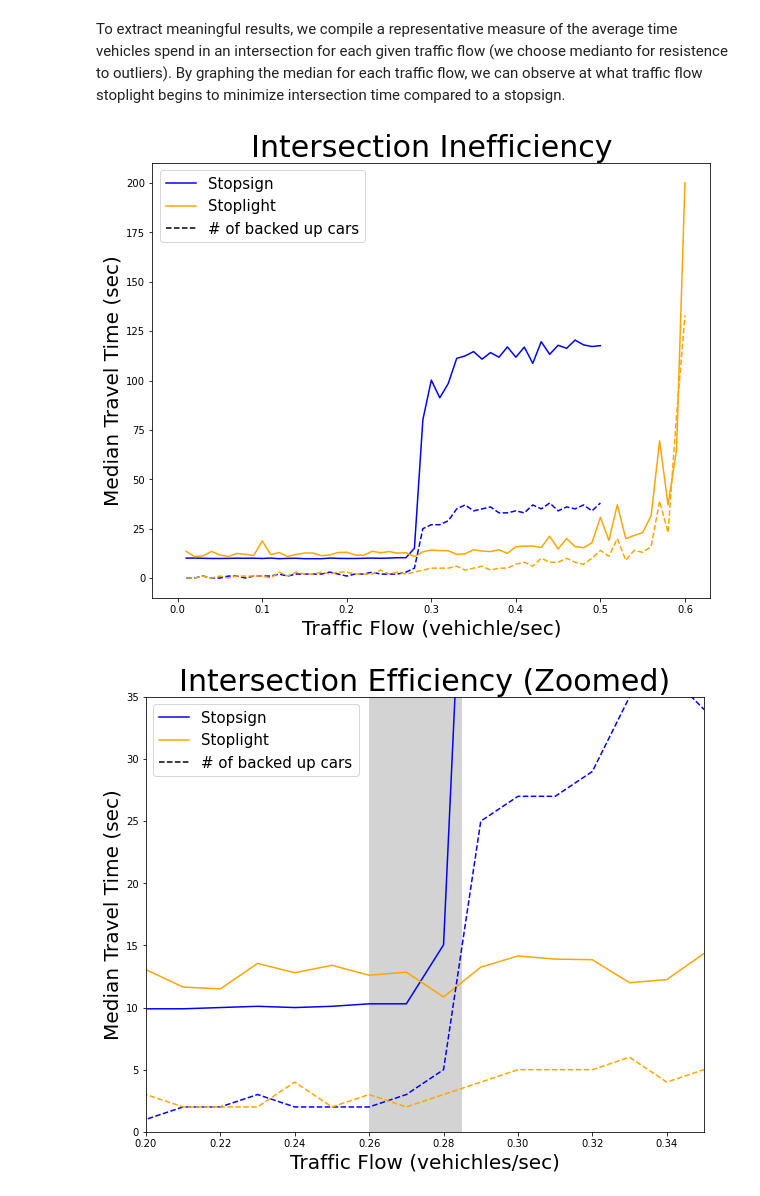
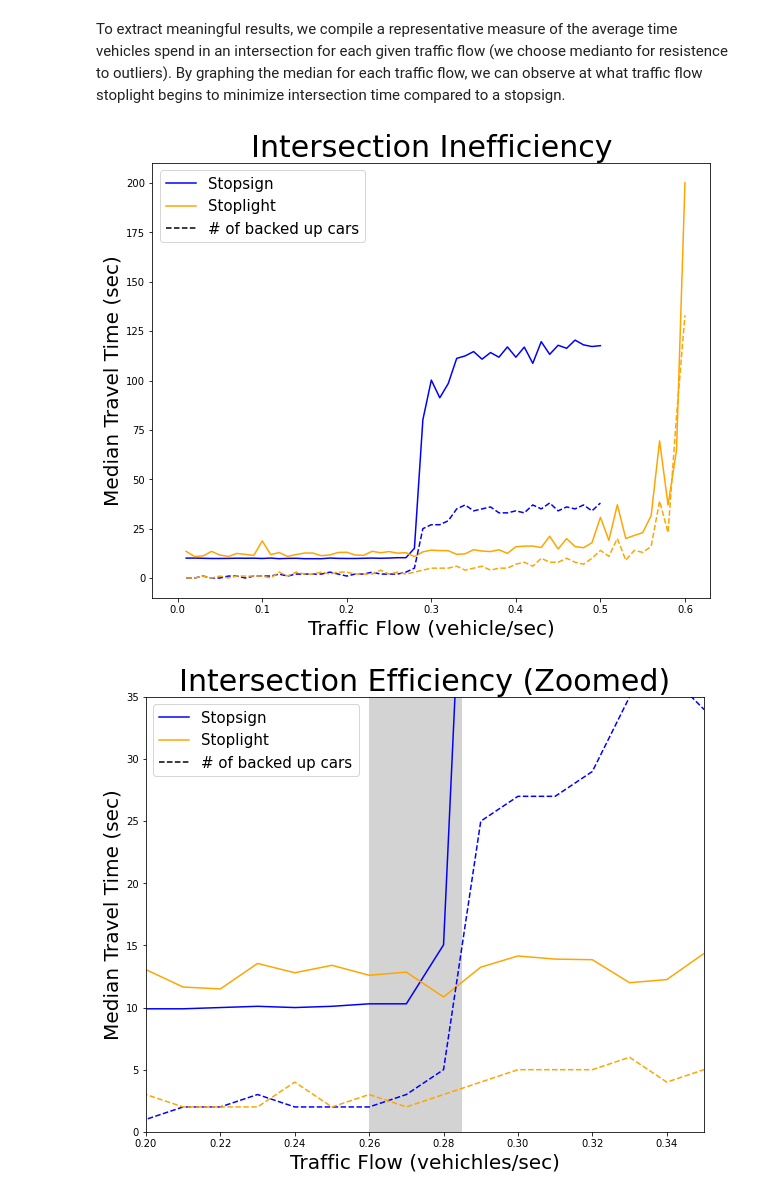
Before and after one commit to ClovisTheGreat/CMSE202FinalProject, a Jupyter notebook: Intersection_Interactions.ipynb, the cells around one changed output. Drawn from its saved outputs; the diff is of its cells as text; code cells hidden in the pictures.

```diff
--- a/Intersection_Interactions.ipynb
+++ b/Intersection_Interactions.ipynb
@@ -699,22 +699,22 @@ light_medians = np.array([[i,np.median(light[light['Spawn_Chance']==i]['Time'][-
 # %%
 plt.figure(figsize=(10,8))
 
 #plots main lines
 plt.plot(sign_medians[:,0][:-10]*10,sign_medians[:,1][:-10], 'b', label="Stopsign")
 plt.plot(light_medians[:,0]*10,light_medians[:,1], label="Stoplight", color='orange')
 
 #plots dotted 'backed up cars' lines
 plt.plot(sign_extra['Spawn_Chance'][:-10]*10, sign_extra['Extra'][:-10], 'b--')
 plt.plot(light_extra['Spawn_Chance']*10, light_extra['Extra'], '--', color='orange')
 plt.plot(0, 0, '--', color='black', label='# of backed up cars')
 
 plt.ylabel("Median Travel Time (sec)", size=20)
-plt.xlabel("Traffic Flow (vehichle/sec)", size=20)
+plt.xlabel("Traffic Flow (vehicle/sec)", size=20)
 plt.title("Intersection Inefficiency", size=30)
 plt.legend(fontsize=15)
 plt.show()
 # %% [output]
-[figure, old version]
+[figure, new version]
 # %%
 plt.figure(figsize=(10,8))
 
```
